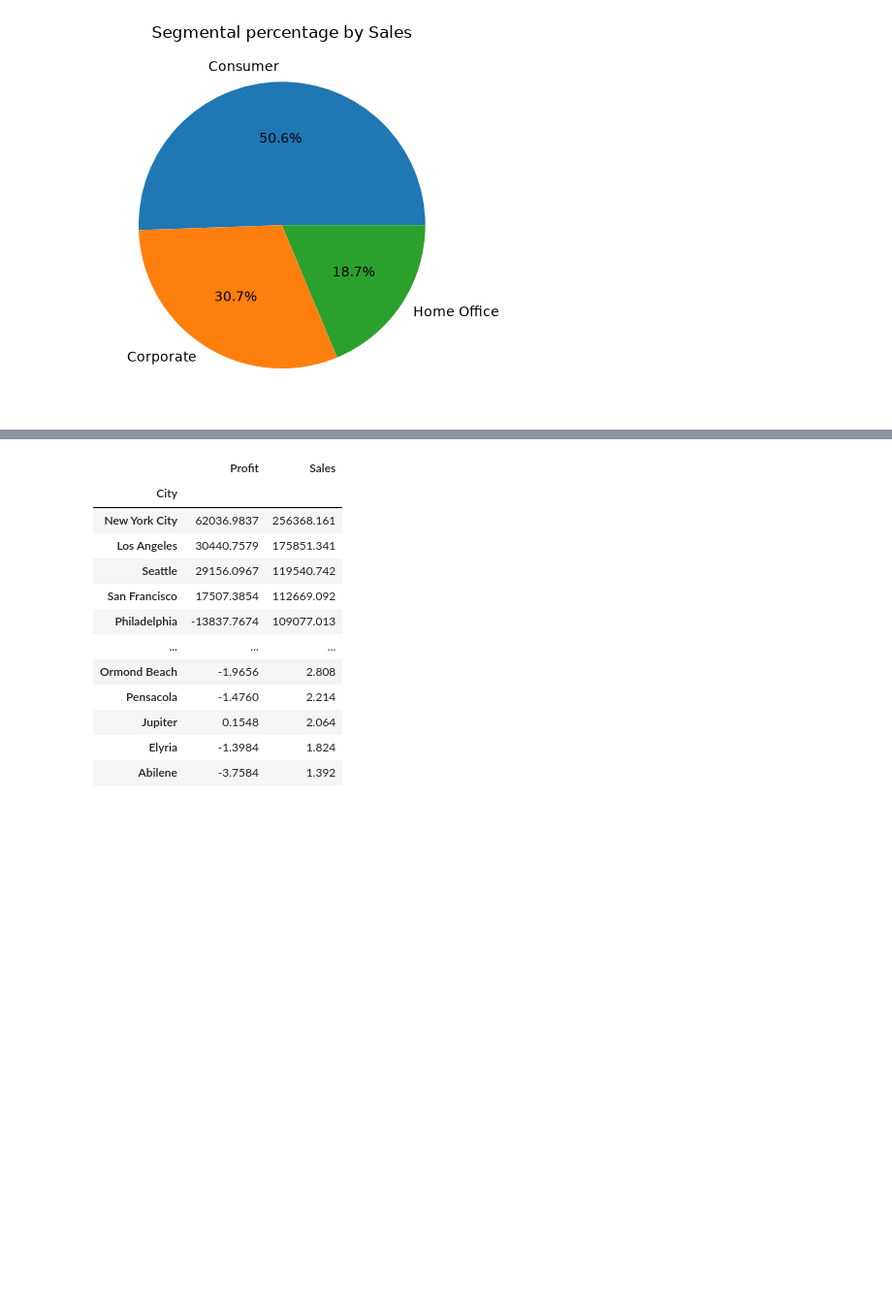
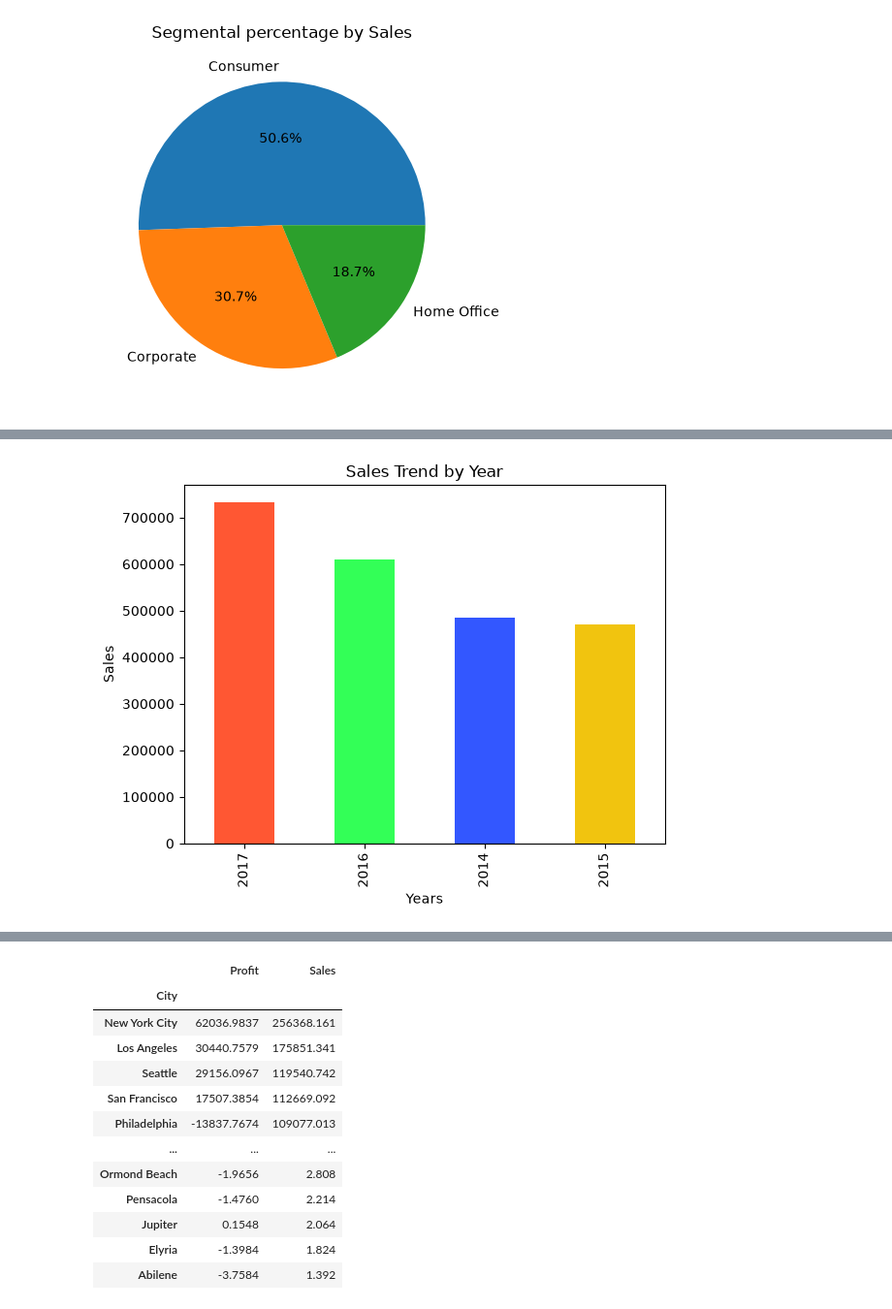
Before and after one commit to Fatima-Arain206/SOFTGROWTECH_INTERNSHIP_FINAL_PROJECT, a Jupyter notebook: Bussiness_DataAnalysisProject/Bussiness_Analysis.ipynb, the cells around one changed output, grey strips where cells are left out. Shown at 97% size. Drawn from its saved outputs; the diff is of its cells as text; code cells hidden in the pictures; blank space fills up the shorter version.

```diff
--- a/Bussiness_DataAnalysisProject/Bussiness_Analysis.ipynb
+++ b/Bussiness_DataAnalysisProject/Bussiness_Analysis.ipynb
@@ -187,0 +206,8 @@ df.groupby('Month')
+# %%
+df.groupby('Year')['Sales'].sum().sort_values(ascending=False).plot(kind='bar',color=colors)
+plt.title('Sales Trend by Year')
+plt.xlabel('Years')
+plt.ylabel('Sales')
+plt.show()
+# %% [output]
+[figure, added]
```
Also changed, not shown: parts of 13 cells of this notebook.
